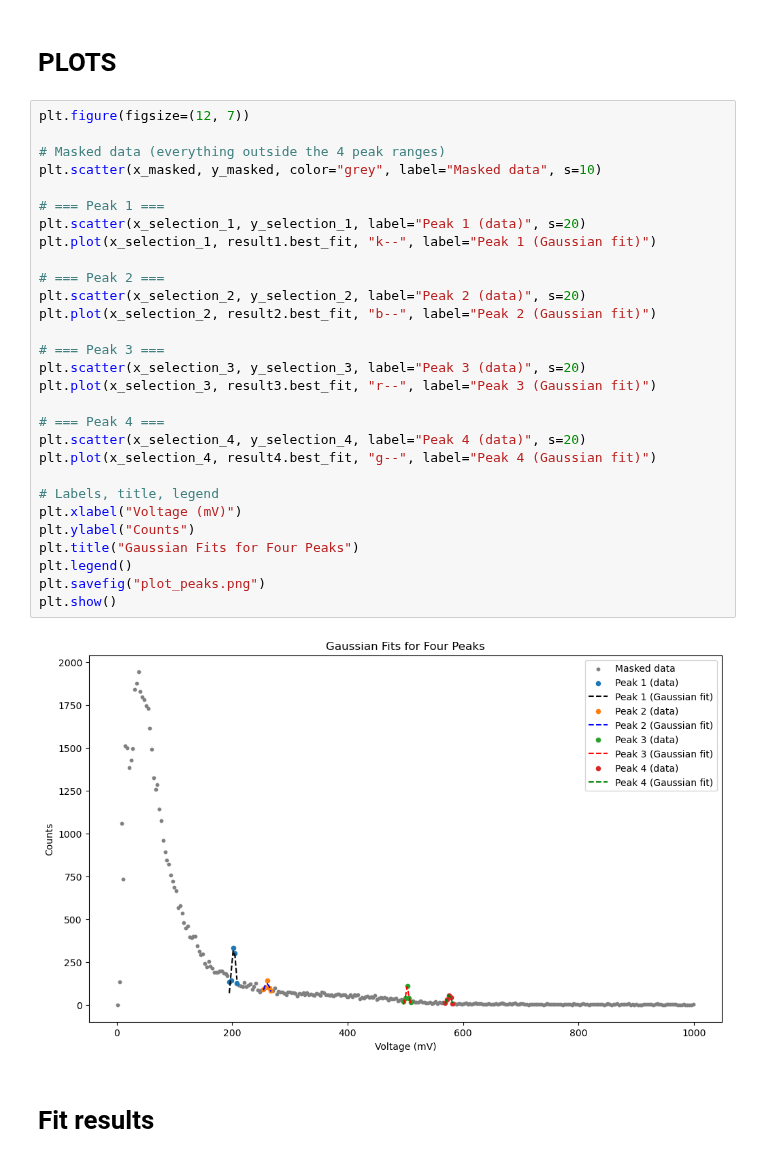
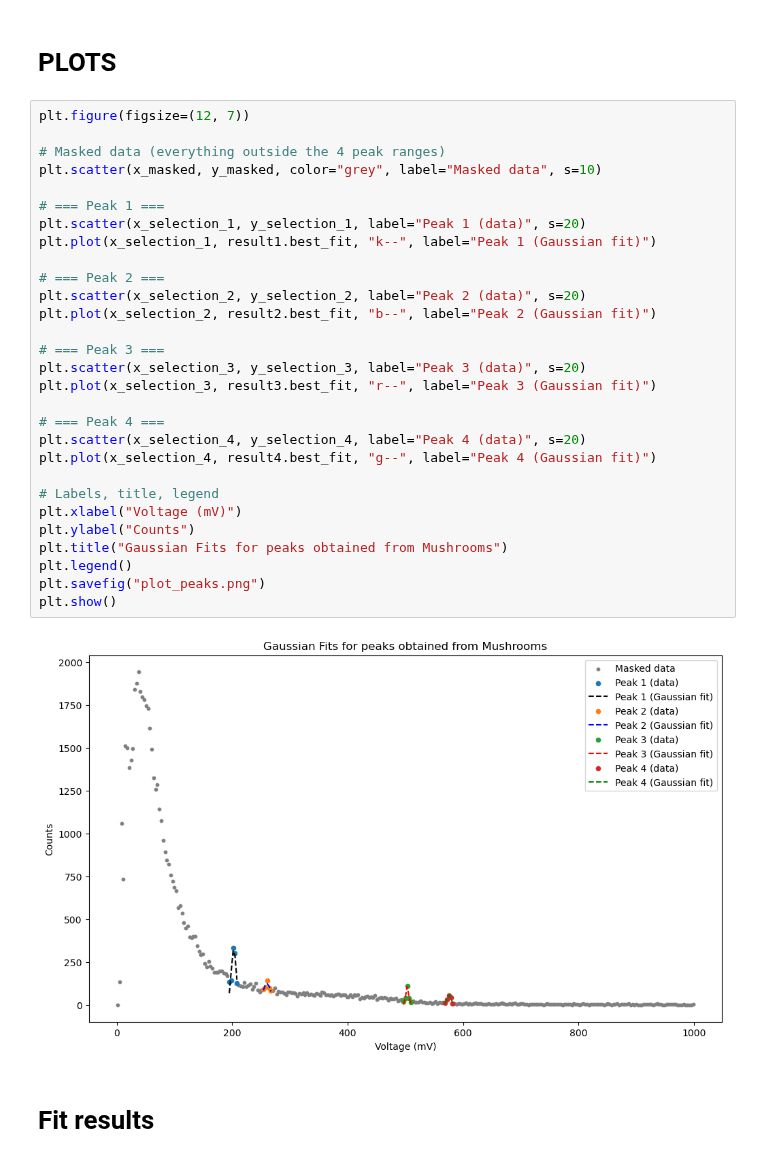
Before and after one commit to SannevWestrenen/NSP2-Particle-Physics---Charley-Sanne, a Jupyter notebook: calibration/Particle Physics - Charley & Sanne.ipynb, the cells around one changed output. Cells and saved outputs as stored; diff of their text form.

```diff
--- a/calibration/Particle Physics - Charley & Sanne.ipynb
+++ b/calibration/Particle Physics - Charley & Sanne.ipynb
@@ -492,34 +492,34 @@ result4 = gauss4.fit(y_selection_4, pars4, x=x_selection_4)
 # %%
 plt.figure(figsize=(12, 7))
 
 # Masked data (everything outside the 4 peak ranges)
 plt.scatter(x_masked, y_masked, color="grey", label="Masked data", s=10)
 
 # === Peak 1 ===
 plt.scatter(x_selection_1, y_selection_1, label="Peak 1 (data)", s=20)
 plt.plot(x_selection_1, result1.best_fit, "k--", label="Peak 1 (Gaussian fit)")
 
 # === Peak 2 ===
 plt.scatter(x_selection_2, y_selection_2, label="Peak 2 (data)", s=20)
 plt.plot(x_selection_2, result2.best_fit, "b--", label="Peak 2 (Gaussian fit)")
 
 # === Peak 3 ===
 plt.scatter(x_selection_3, y_selection_3, label="Peak 3 (data)", s=20)
 plt.plot(x_selection_3, result3.best_fit, "r--", label="Peak 3 (Gaussian fit)")
 
 # === Peak 4 ===
 plt.scatter(x_selection_4, y_selection_4, label="Peak 4 (data)", s=20)
 plt.plot(x_selection_4, result4.best_fit, "g--", label="Peak 4 (Gaussian fit)")
 
 # Labels, title, legend
 plt.xlabel("Voltage (mV)")
 plt.ylabel("Counts")
-plt.title("Gaussian Fits for Four Peaks")
+plt.title("Gaussian Fits for peaks obtained from Mushrooms")
 plt.legend()
 plt.savefig("plot_peaks.png")
 plt.show()
 # %% [output]
-[figure, old version]
+[figure, new version]
 # %% [markdown]
 # Fit results
 # %%
```
Also changed, not shown: parts of 4 cells of this notebook, 2 other files.
